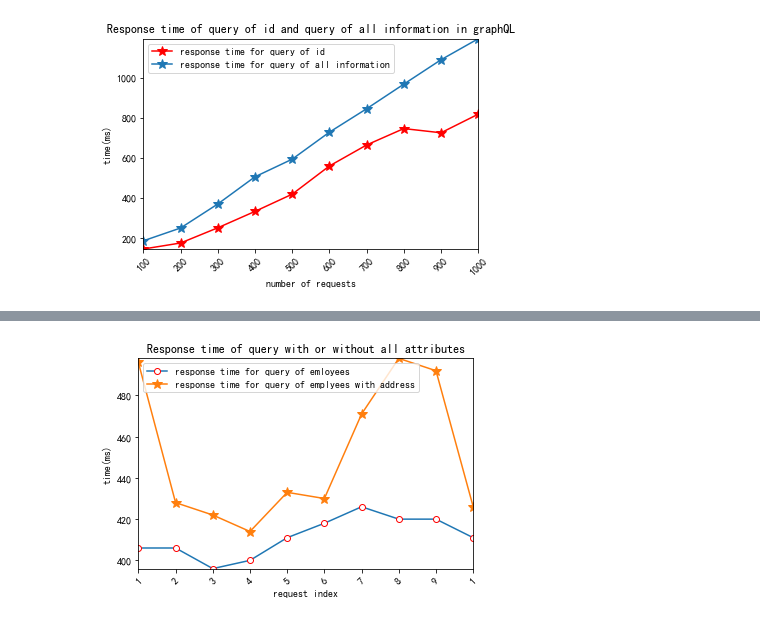
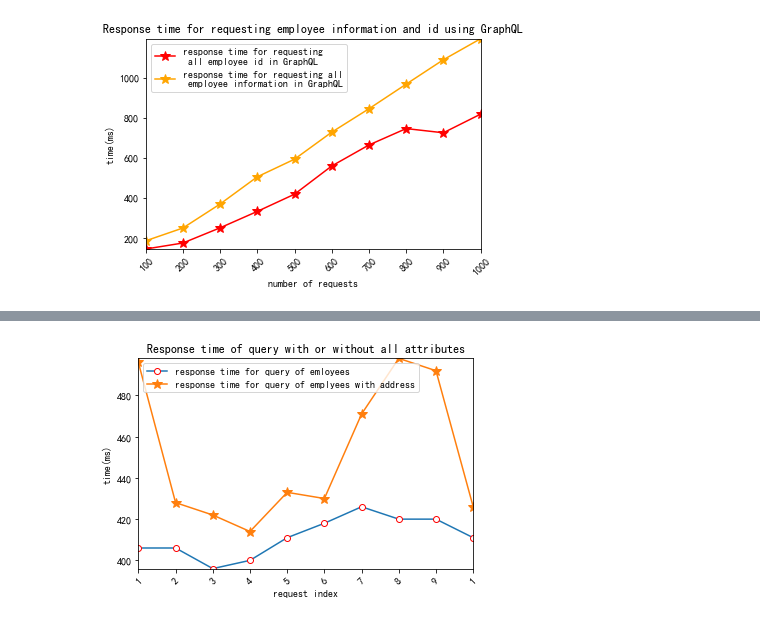
Before and after one commit to Spycsh/graphql-demo, a Jupyter notebook: simple_comparison.ipynb, the cells around one changed output, grey strips where cells are left out. Drawn from its saved outputs; the diff is of its cells as text; code cells hidden in the pictures.

```diff
--- a/simple_comparison.ipynb
+++ b/simple_comparison.ipynb
@@ -31,31 +31,31 @@ plt.show()
 # %%
 ##########比对grpc和graphql##########
 ## ALL employee vs. all employee id
 # encoding=utf-8
 import matplotlib.pyplot as plt
 from pylab import *                                 #支持中文
 mpl.rcParams['font.sans-serif'] = ['SimHei']
 
 names = ['100', '200', '300', '400', '500','600','700','800','900','1000']
 x = range(len(names))
 # y=[244,553,762,975,1156,1327,1405,1639,1852,1962]
 # y1 = [52, 105, 141,175,205 ,237, 288, 317,375,432]
 y=[145,175,251,333,419,560,665,747,726,819]
 y1=[186,250,370,506,594,729,846,969,1091,1196]
 #plt.plot(x, y, 'ro-')
 #plt.plot(x, y1, 'bo-')
 #pl.xlim(-1, 11)  # 限定横轴的范围
 #pl.ylim(-1, 110)  # 限定纵轴的范围
-plt.plot(x, y, color='r',marker='*',ms=10,label=u'response time for query of id')
-plt.plot(x, y1, marker='*', ms=10,label=u'response time for query of all information')
+plt.plot(x, y, color='r',marker='*',ms=10,label=u'response time for requesting\n all employee id in GraphQL')
+plt.plot(x, y1, color='orange',marker='*', ms=10,label=u'response time for requesting all\n employee information in GraphQL')
 plt.legend()  # 让图例生效
 plt.xticks(x, names, rotation=45)
 plt.margins(0)
 plt.subplots_adjust(bottom=0.15)
 plt.xlabel(u"number of requests") #X轴标签
 plt.ylabel("time(ms)") #Y轴标签
-plt.title("Response time of query of id and query of all information in graphQL") #标题
+plt.title("Response time for requesting employee information and id using GraphQL") #标题
 
 plt.show()
 # %% [output]
-[figure, old version]
+[figure, new version]
```
Also changed, not shown: parts of 2 cells of this notebook.
